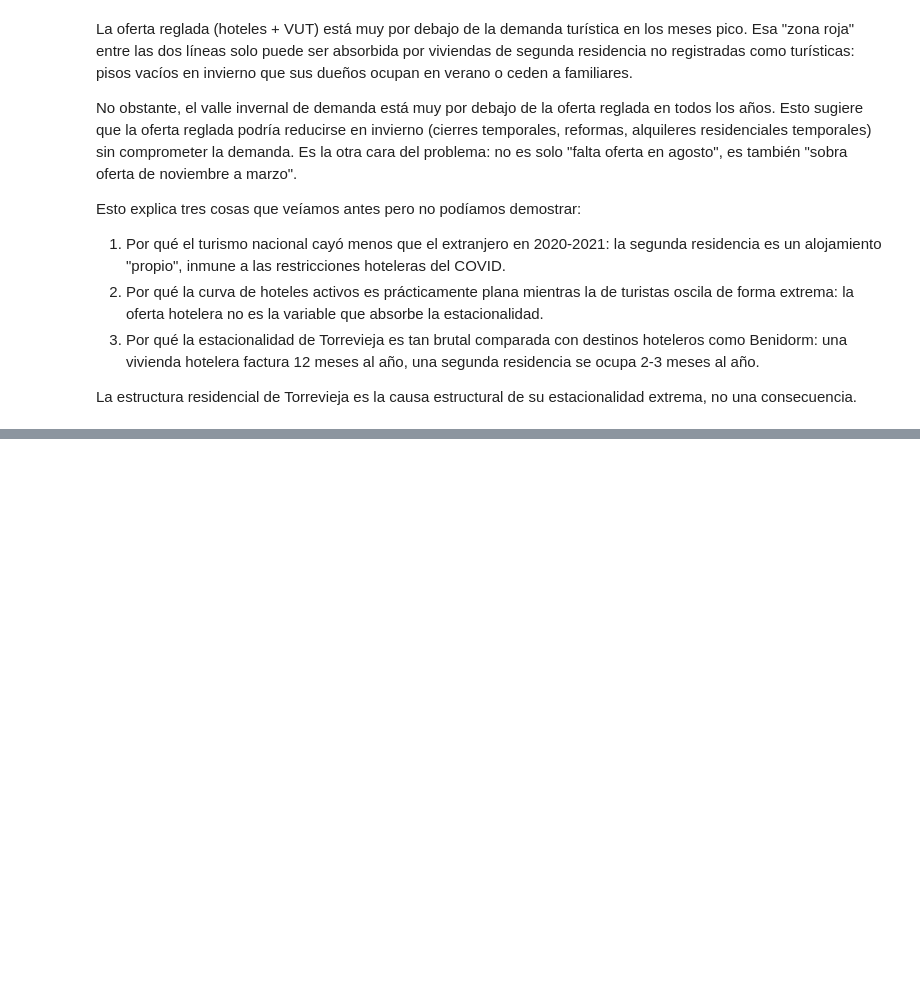
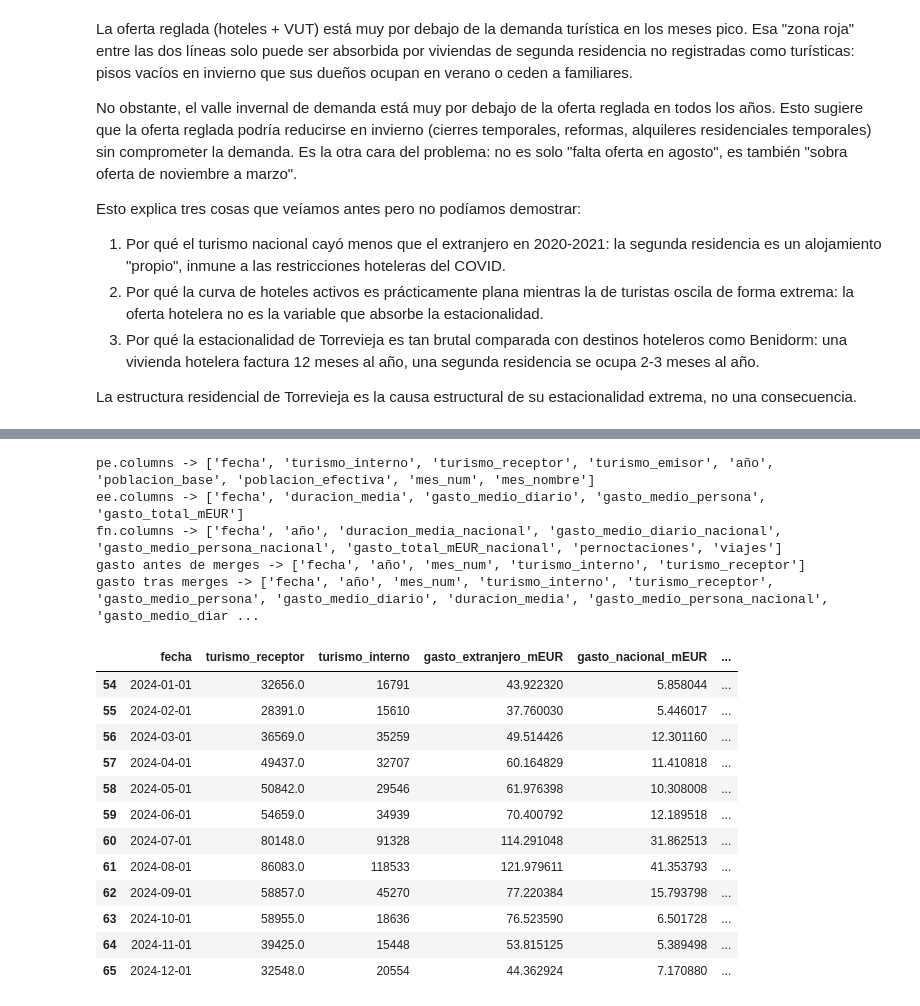
Before and after one commit to MalenaSancho/Turismo-Mineria-Datos, a Jupyter notebook: RETOS/RETO_2.ipynb, the cells around one changed output, grey strips where cells are left out. Drawn from its saved outputs; the diff is of its cells as text; code cells hidden in the pictures; blank space fills up the shorter version.

```diff
--- a/RETOS/RETO_2.ipynb
+++ b/RETOS/RETO_2.ipynb
@@ -1004,0 +1089,76 @@ La estructura residencial de Torrevieja es la causa estructural de su estacional
+# %%
+# === ESTIMACIÓN DEL GASTO TURÍSTICO MENSUAL EN TORREVIEJA ===
+
+# --- 0) Forzar 'fecha' y 'año' como columnas en poblacion_efectiva ---
+pe = poblacion_efectiva.copy()
+if 'fecha' not in pe.columns:                       # estaba como índice
+    pe = pe.reset_index()
+pe['fecha']   = pd.to_datetime(pe['fecha'])
+pe['año']     = pe['fecha'].dt.year.astype(int)
+pe['mes_num'] = pe['fecha'].dt.month.astype(int)
+print('pe.columns ->', pe.columns.tolist())
+assert 'fecha' in pe.columns and 'año' in pe.columns
+
+# --- 1) Auxiliar EGATUR (mensual) ----------------------------------
+ee = egatur_ocio.copy()
+if 'fecha' not in ee.columns:
+    ee = ee.reset_index()
+ee['fecha'] = pd.to_datetime(ee['fecha'])
+print('ee.columns ->', ee.columns.tolist())
+assert 'gasto_medio_persona' in ee.columns, "Reejecuta el pivot de EGATUR"
+
+# --- 2) Auxiliar FAMILITUR (anual) ---------------------------------
+fn = familitur_otraCA.copy()
+if 'año' not in fn.columns:
+    fn = fn.reset_index()
+fn['año'] = fn['año'].astype(int)
+print('fn.columns ->', fn.columns.tolist())
+assert 'gasto_medio_persona_nacional' in fn.columns, "Reejecuta el pivot de FAMILITUR"
+
+# --- 3) Construcción de gasto --------------------------------------
+gasto = pe[['fecha', 'año', 'mes_num',
+            'turismo_interno', 'turismo_receptor']].copy()
+print('gasto antes de merges ->', gasto.columns.tolist())
+
+gasto = gasto.merge(ee[['fecha', 'gasto_medio_persona',
+                        'gasto_medio_diario', 'duracion_media']],
+                    on='fecha', how='left')
+
+gasto = gasto.merge(fn[['año', 'gasto_medio_persona_nacional',
+                        'gasto_medio_diario_nacional', 'duracion_media_nacional']],
+                    on='año', how='left')
+
+print('gasto tras merges ->', gasto.columns.tolist())
+assert 'fecha' in gasto.columns, "Algo se llevó por delante 'fecha' en los merges"
+
+# --- 4) Cálculo del gasto estimado ---------------------------------
+gasto['gasto_extranjero_eur'] = gasto['turismo_receptor'] * gasto['gasto_medio_persona']
+gasto['gasto_nacional_eur']   = gasto['turismo_interno']  * gasto['gasto_medio_persona_nacional']
+gasto['gasto_total_eur']      = gasto['gasto_extranjero_eur'] + gasto['gasto_nacional_eur']
+
+for col in ['gasto_extranjero_eur', 'gasto_nacional_eur', 'gasto_total_eur']:
+    gasto[col.replace('_eur', '_mEUR')] = gasto[col] / 1_000_000
+
+# --- 5) Mostrar últimos 12 meses -----------------------------------
+gasto[['fecha', 'turismo_receptor', 'turismo_interno',
+       'gasto_extranjero_mEUR', 'gasto_nacional_mEUR',
+       'gasto_total_mEUR']].sort_values('fecha').tail(12)
+# %% [output]
+pe.columns -> ['fecha', 'turismo_interno', 'turismo_receptor', 'turismo_emisor', 'año', 'poblacion_base', 'poblacion_efectiva', 'mes_num', 'mes_nombre']
+ee.columns -> ['fecha', 'duracion_media', 'gasto_medio_diario', 'gasto_medio_persona', 'gasto_total_mEUR']
+fn.columns -> ['fecha', 'año', 'duracion_media_nacional', 'gasto_medio_diario_nacional', 'gasto_medio_persona_nacional', 'gasto_total_mEUR_nacional', 'pernoctaciones', 'viajes']
+gasto antes de merges -> ['fecha', 'año', 'mes_num', 'turismo_interno', 'turismo_receptor']
+gasto tras merges -> ['fecha', 'año', 'mes_num', 'turismo_interno', 'turismo_receptor', 'gasto_medio_persona', 'gasto_medio_diario', 'duracion_media', 'gasto_medio_persona_nacional', 'gasto_medio_diar ...
+|  | fecha | turismo_receptor | turismo_interno | gasto_extranjero_mEUR | gasto_nacional_mEUR | ... |
+| 54 | 2024-01-01 | 32656.0 | 16791 | 43.922320 | 5.858044 | ... |
+| 55 | 2024-02-01 | 28391.0 | 15610 | 37.760030 | 5.446017 | ... |
+| 56 | 2024-03-01 | 36569.0 | 35259 | 49.514426 | 12.301160 | ... |
+| 57 | 2024-04-01 | 49437.0 | 32707 | 60.164829 | 11.410818 | ... |
+| 58 | 2024-05-01 | 50842.0 | 29546 | 61.976398 | 10.308008 | ... |
+| 59 | 2024-06-01 | 54659.0 | 34939 | 70.400792 | 12.189518 | ... |
+| 60 | 2024-07-01 | 80148.0 | 91328 | 114.291048 | 31.862513 | ... |
+| 61 | 2024-08-01 | 86083.0 | 118533 | 121.979611 | 41.353793 | ... |
+| 62 | 2024-09-01 | 58857.0 | 45270 | 77.220384 | 15.793798 | ... |
+| 63 | 2024-10-01 | 58955.0 | 18636 | 76.523590 | 6.501728 | ... |
+| 64 | 2024-11-01 | 39425.0 | 15448 | 53.815125 | 5.389498 | ... |
+| 65 | 2024-12-01 | 32548.0 | 20554 | 44.362924 | 7.170880 | ... |
```
Also changed, not shown: parts of 10 cells of this notebook, 2 other files.
